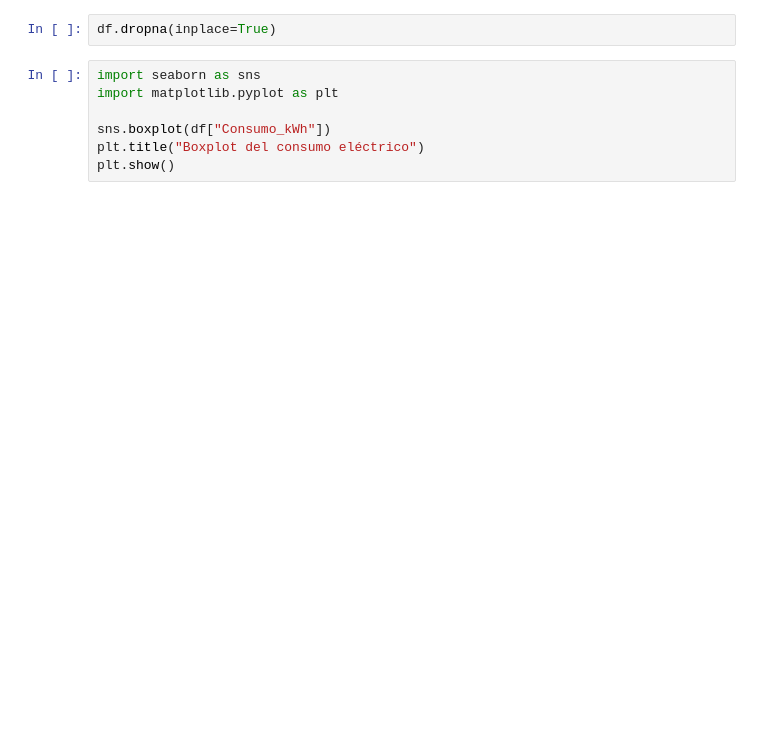
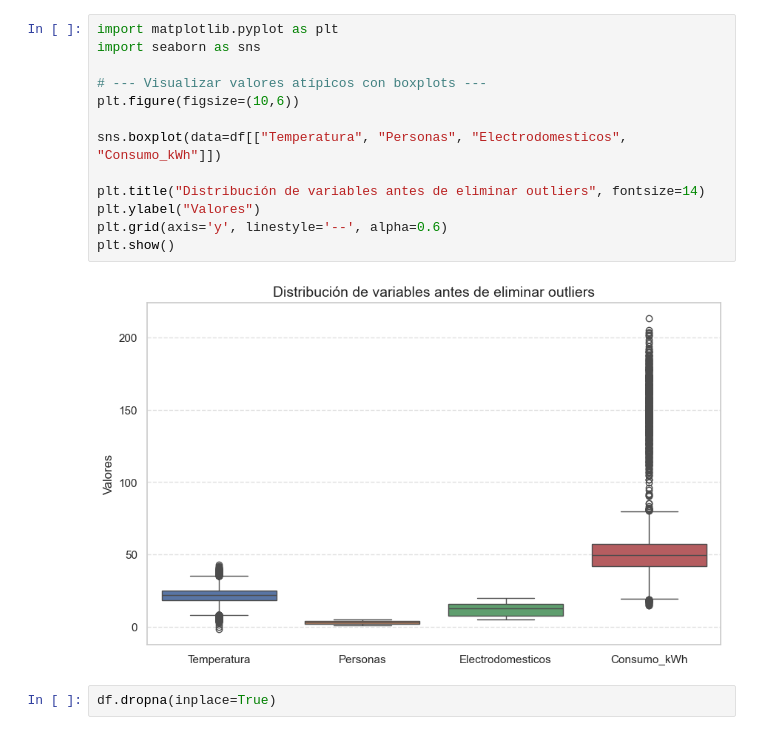
Before and after one commit to omarxxx18/ParcialProAvanzada, a Jupyter notebook: grafica/grafica.ipynb, the cells around one changed output. Cells and saved outputs as stored; diff of their text form; blank space fills up the shorter version.

```diff
--- a/grafica/grafica.ipynb
+++ b/grafica/grafica.ipynb
@@ -21,9 +41,17 @@ NameError: name 'df' is not defined
-# %%
-df.dropna(inplace=True)
-# %%
-import seaborn as sns
-import matplotlib.pyplot as plt
-
-sns.boxplot(df["Consumo_kWh"])
-plt.title("Boxplot del consumo eléctrico")
-plt.show()
+# %%
+import matplotlib.pyplot as plt
+import seaborn as sns
+
+# --- Visualizar valores atípicos con boxplots ---
+plt.figure(figsize=(10,6))
+
+sns.boxplot(data=df[["Temperatura", "Personas", "Electrodomesticos", "Consumo_kWh"]])
+
+plt.title("Distribución de variables antes de eliminar outliers", fontsize=14)
+plt.ylabel("Valores")
+plt.grid(axis='y', linestyle='--', alpha=0.6)
+plt.show()
+# %% [output]
+[figure, added]
+# %%
+df.dropna(inplace=True)
```
Also changed, not shown: parts of 9 cells of this notebook.
